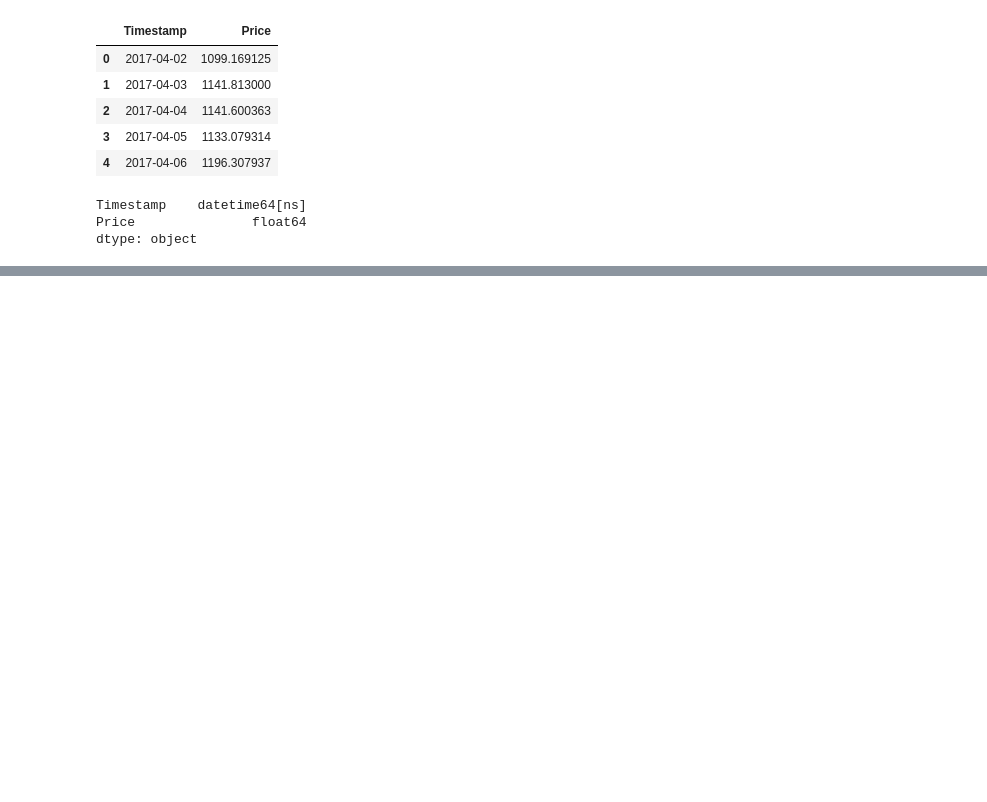
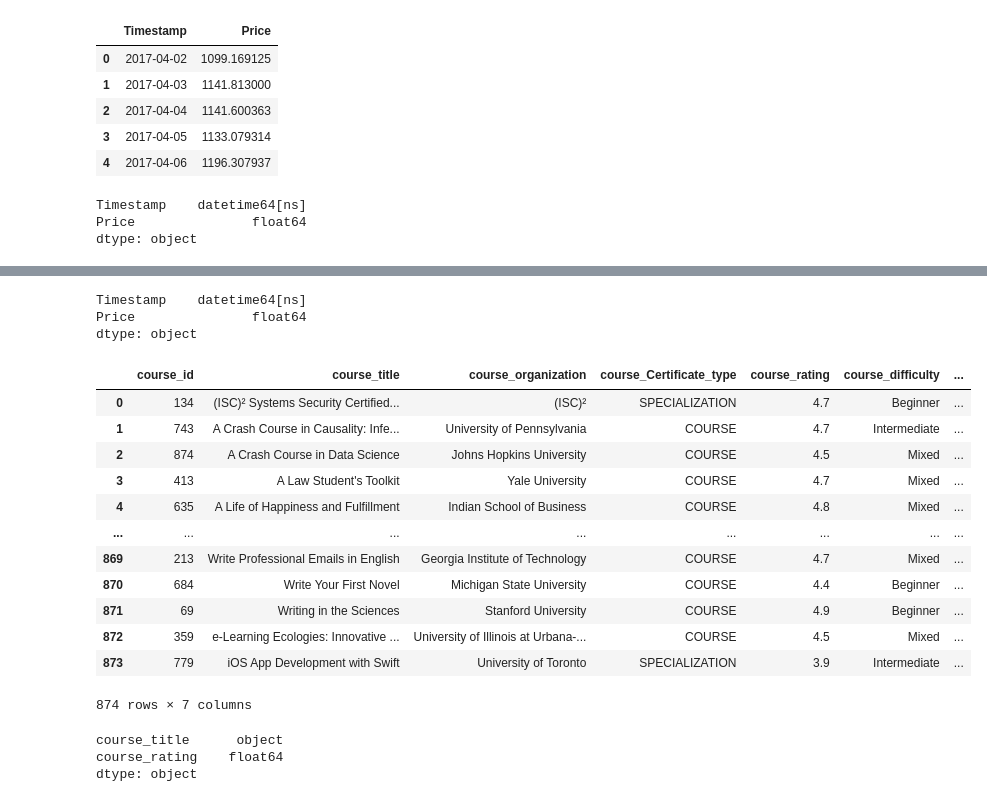
Before and after one commit to dilaraesmer/FreeCodeCamp-Data-Analysis-with-Python, a Jupyter notebook: reading_files.ipynb, the cells around one changed output, grey strips where cells are left out. Saved outputs shown, nothing was run; the diff lists cells and outputs as text; code cells hidden in the pictures; blank space fills up the shorter version.

```diff
--- a/reading_files.ipynb
+++ b/reading_files.ipynb
@@ -158,0 +176,30 @@ dtype: object
+# %%
+df.dtypes
+# %% [output]
+Timestamp    datetime64[ns]
+Price               float64
+dtype: object
+# %%
+courses_df = pd.read_csv('coursera_data.csv')
+# %%
+courses_df
+# %% [output]
+|  | course_id | course_title | course_organization | course_Certificate_type | course_rating | course_difficulty | ... |
+| 0 | 134 | (ISC)² Systems Security Certified... | (ISC)² | SPECIALIZATION | 4.7 | Beginner | ... |
+| 1 | 743 | A Crash Course in Causality: Infe... | University of Pennsylvania | COURSE | 4.7 | Intermediate | ... |
+| 2 | 874 | A Crash Course in Data Science | Johns Hopkins University | COURSE | 4.5 | Mixed | ... |
+| 3 | 413 | A Law Student's Toolkit | Yale University | COURSE | 4.7 | Mixed | ... |
+| 4 | 635 | A Life of Happiness and Fulfillment | Indian School of Business | COURSE | 4.8 | Mixed | ... |
+| ... | ... | ... | ... | ... | ... | ... | ... |
+| 869 | 213 | Write Professional Emails in English | Georgia Institute of Technology | COURSE | 4.7 | Mixed | ... |
+| 870 | 684 | Write Your First Novel | Michigan State University | COURSE | 4.4 | Beginner | ... |
+| 871 | 69 | Writing in the Sciences | Stanford University | COURSE | 4.9 | Beginner | ... |
+| 872 | 359 | e-Learning Ecologies: Innovative ... | University of Illinois at Urbana-... | COURSE | 4.5 | Mixed | ... |
+| 873 | 779 | iOS App Development with Swift | University of Toronto | SPECIALIZATION | 3.9 | Intermediate | ... |
+874 rows × 7 columns
+# %%
+courses_df[['course_title', 'course_rating']].dtypes
+# %% [output]
+course_title      object
+course_rating    float64
+dtype: object
```
Also changed, not shown: parts of 5 cells of this notebook.
